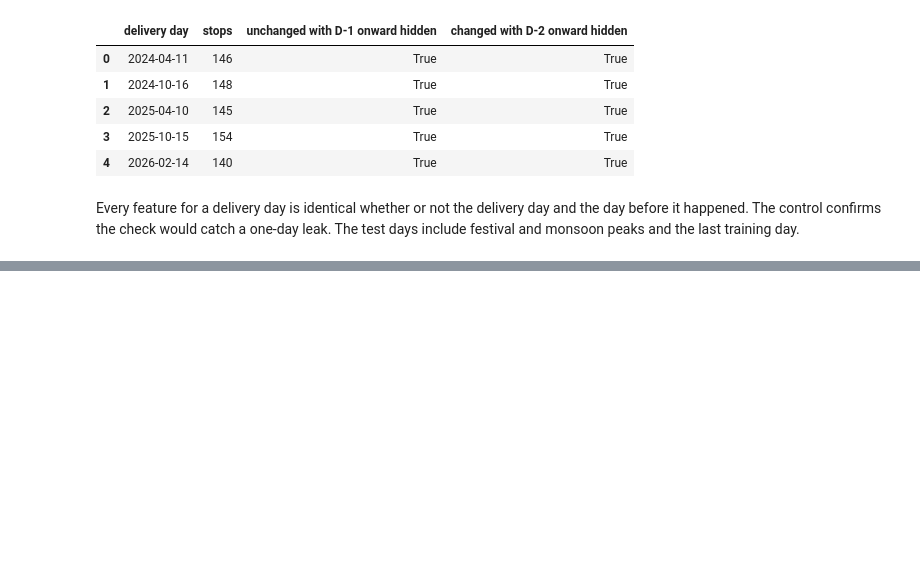
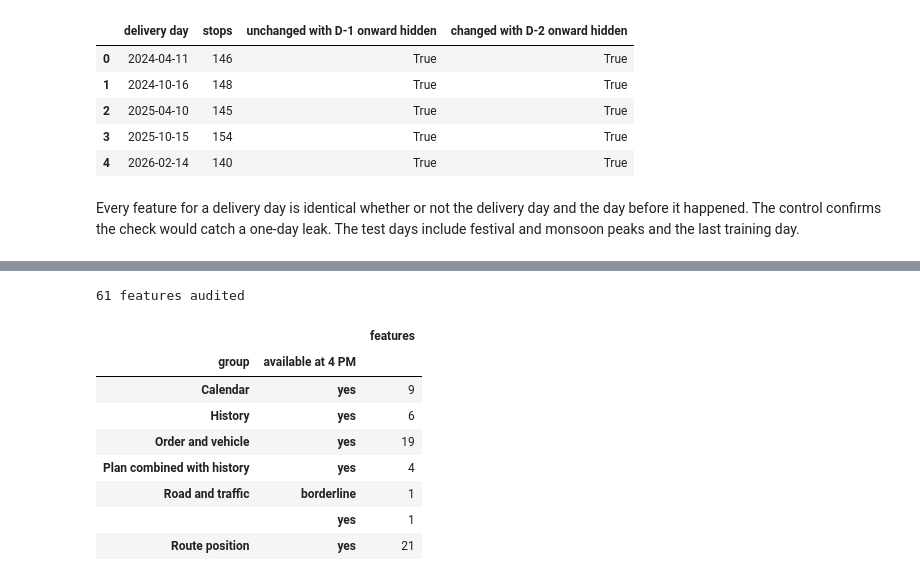
Before and after one commit to sameera-ekanayaka/Xora_Datathon, a Jupyter notebook: notebooks/04_feature_engineering.ipynb, the cells around one changed output, grey strips where cells are left out. Drawn from its saved outputs; the diff is of its cells as text; code cells hidden in the pictures; blank space fills up the shorter version.

Commit message:
Add the feature availability audit table

```diff
--- a/notebooks/04_feature_engineering.ipynb
+++ b/notebooks/04_feature_engineering.ipynb
@@ -304,0 +309,36 @@ Every feature for a delivery day is identical whether or not the delivery day an
+# %%
+GROUPS = {
+    "Order and vehicle": (order_f.columns, "orders, outlets, vehicles, allowance table", "On the confirmed order and the drafted plan"),
+    "Route position": (route_f.columns, "drafted route legs", "Planned times and distances of the drafted route"),
+    "Calendar": (cal_f.columns, "calendar", "Published calendar"),
+    "Road and traffic": (cond_f.columns, "road conditions, traffic profile", "Published advisory and long-run traffic profile"),
+    "History": (hist_f.columns, "past finished stops", "Only days finished at least 2 days before delivery"),
+}
+audit = pd.DataFrame(
+    [{"feature": c, "group": g, "source": src, "available at 4 PM": "yes", "why": why}
+     for g, (cols, src, why) in GROUPS.items() for c in cols]
+)
+combined = [c for c in feats.columns if c not in set(audit.feature)]
+audit = pd.concat([audit, pd.DataFrame({
+    "feature": combined, "group": "Plan combined with history", "source": "features above",
+    "available at 4 PM": "yes", "why": "Built only from the features above",
+})], ignore_index=True)
+audit.loc[audit.feature == "disruption_index", ["available at 4 PM", "why"]] = [
+    "borderline", "Treated as a published advisory; models are tested with and without it"]
+
+assert set(audit.feature) == set(feats.columns) and audit.feature.is_unique
+REPORTS.mkdir(parents=True, exist_ok=True)
+audit.to_csv(REPORTS / "feature_audit.csv", index=False)
+print(f"{len(audit)} features audited")
+audit.groupby(["group", "available at 4 PM"]).size().rename("features").to_frame()
+# %% [output]
+61 features audited
+|  |  | features |
+| group | available at 4 PM |  |
+| Calendar | yes | 9 |
+| History | yes | 6 |
+| Order and vehicle | yes | 19 |
+| Plan combined with history | yes | 4 |
+| Road and traffic | borderline | 1 |
+|  | yes | 1 |
+| Route position | yes | 21 |
```
Also changed, not shown: parts of 1 cell of this notebook, 1 other file.
